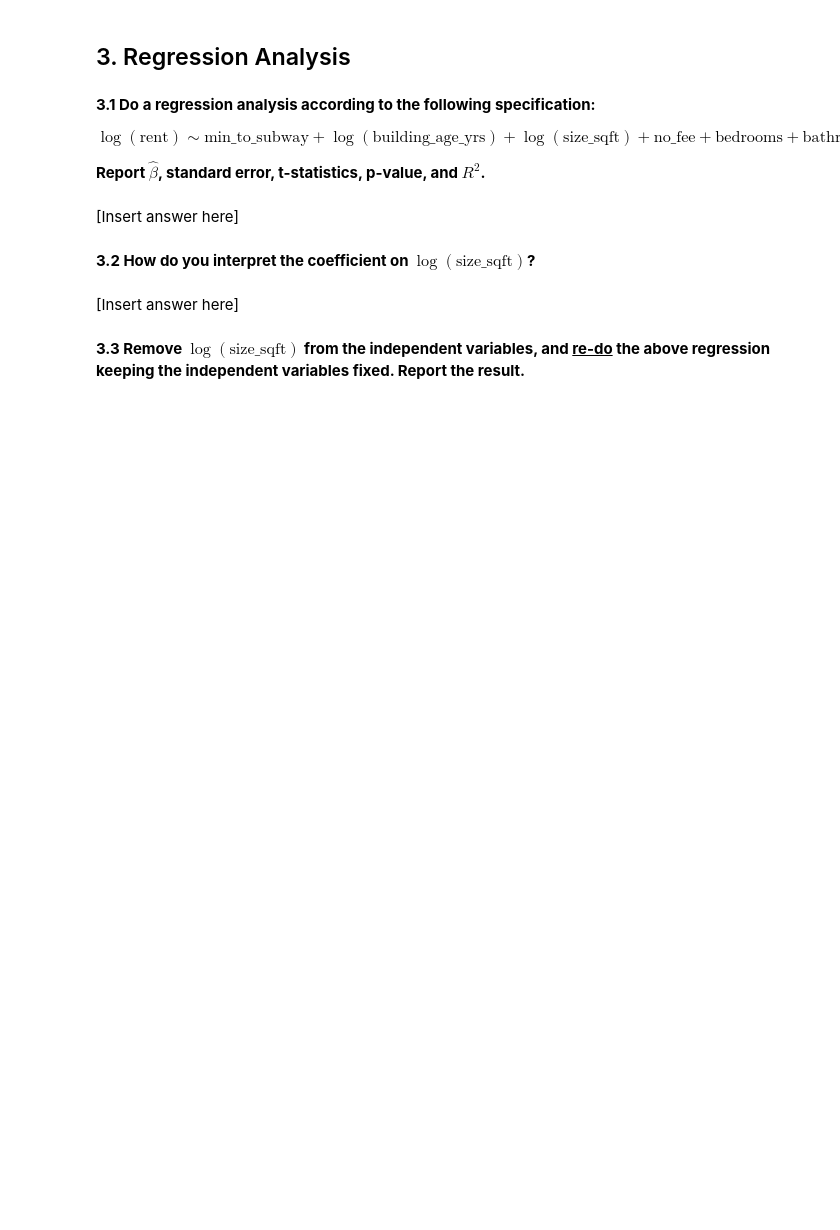
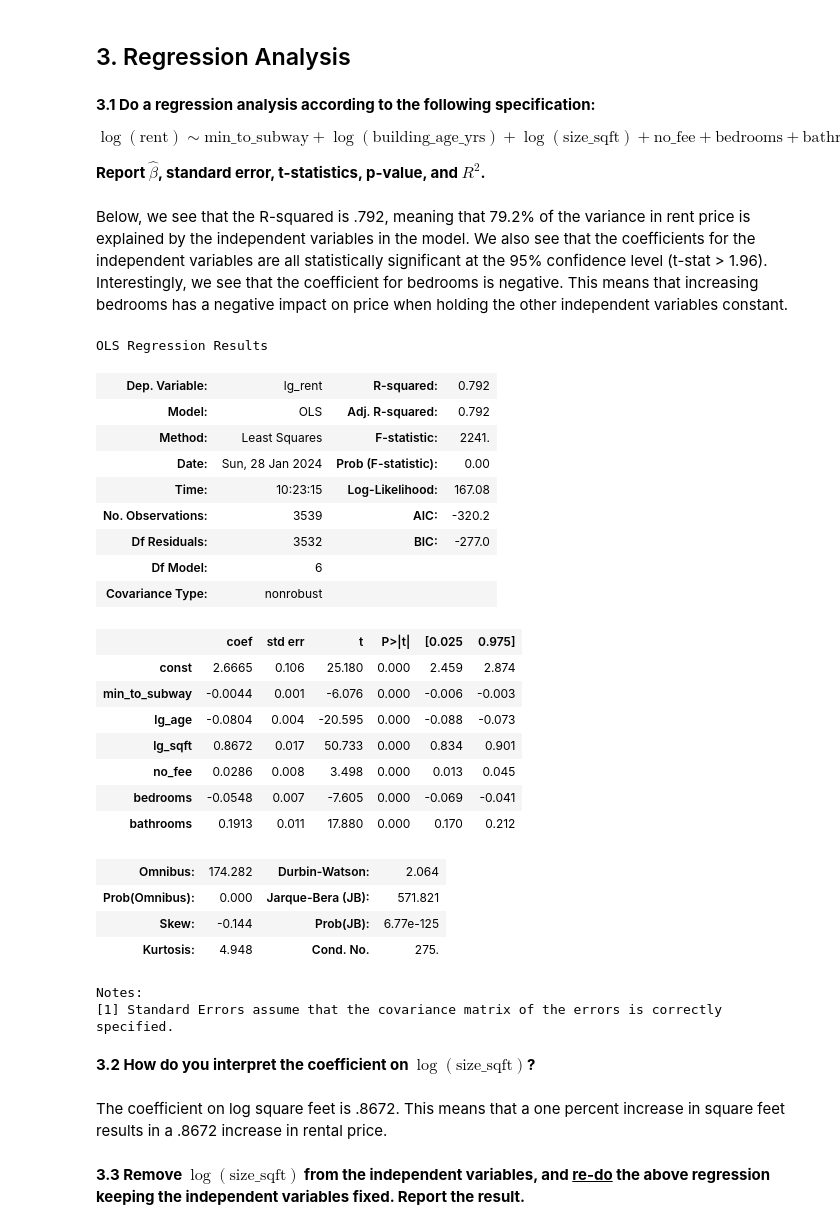
Before and after one commit to leobruell/real-estate-analytics, a Jupyter notebook: Homework/module1_homework_leo_bruell.ipynb, the cells around one changed output. Saved outputs shown, nothing was run; the diff lists cells and outputs as text; code cells hidden in the pictures; blank space fills up the shorter version.

```diff
--- a/Homework/module1_homework_no_sol.ipynb
+++ b/Homework/module1_homework_leo_bruell.ipynb
@@ -167,13 +224,46 @@ $$
 
 **Report $\hat{\beta}$, standard error, t-statistics, p-value, and $R^2$.**
 # %% [markdown]
-[Insert answer here]
+Below, we see that the R-squared is .792, meaning that 79.2% of the variance in rent price is explained by the independent variables in the model. We also see that the coefficients for the independent variables are all statistically significant at the 95% confidence level (t-stat > 1.96). Interestingly, we see that the coefficient for bedrooms is negative. This means that increasing bedrooms has a negative impact on price when holding the other independent variables constant.
 # %%
 # insert code here
+df['lg_age'] = np.log1p(df.building_age_yrs) # we use the np.log1p function instead of np.log as there are some 0 values in the data
+df['lg_sqft'] = np.log1p(df.size_sqft)
+X = df[['min_to_subway','lg_age','lg_sqft','no_fee','bedrooms','bathrooms']]
+y = df['lg_rent']
+X = sm.add_constant(X)
+model = sm.OLS(y, X)
+result = model.fit()
+result.summary()
+# %% [output]
+OLS Regression Results
+| Dep. Variable: | lg_rent | R-squared: | 0.792 |
+| Model: | OLS | Adj. R-squared: | 0.792 |
+| Method: | Least Squares | F-statistic: | 2241. |
+| Date: | Sun, 28 Jan 2024 | Prob (F-statistic): | 0.00 |
+| Time: | 10:23:15 | Log-Likelihood: | 167.08 |
+| No. Observations: | 3539 | AIC: | -320.2 |
+| Df Residuals: | 3532 | BIC: | -277.0 |
+| Df Model: | 6 |  |  |
+| Covariance Type: | nonrobust |  |  |
+|  | coef | std err | t | P>|t| | [0.025 | 0.975] |
+| const | 2.6665 | 0.106 | 25.180 | 0.000 | 2.459 | 2.874 |
+| min_to_subway | -0.0044 | 0.001 | -6.076 | 0.000 | -0.006 | -0.003 |
+| lg_age | -0.0804 | 0.004 | -20.595 | 0.000 | -0.088 | -0.073 |
+| lg_sqft | 0.8672 | 0.017 | 50.733 | 0.000 | 0.834 | 0.901 |
+| no_fee | 0.0286 | 0.008 | 3.498 | 0.000 | 0.013 | 0.045 |
+| bedrooms | -0.0548 | 0.007 | -7.605 | 0.000 | -0.069 | -0.041 |
+| bathrooms | 0.1913 | 0.011 | 17.880 | 0.000 | 0.170 | 0.212 |
+| Omnibus: | 174.282 | Durbin-Watson: | 2.064 |
+| Prob(Omnibus): | 0.000 | Jarque-Bera (JB): | 571.821 |
+| Skew: | -0.144 | Prob(JB): | 6.77e-125 |
+| Kurtosis: | 4.948 | Cond. No. | 275. |
+Notes:
+[1] Standard Errors assume that the covariance matrix of the errors is correctly specified.
 # %% [markdown]
 **3.2 How do you interpret the coefficient on $\log(\text{size_sqft})$?**
 # %% [markdown]
-[Insert answer here]
+The coefficient on log square feet is .8672. This means that a one percent increase in square feet results in a .8672 increase in rental price.
 # %% [markdown]
 **3.3 Remove $\log(\text{size_sqft})$ from the independent variables, and <u>re-do</u> the above regression keeping the independent variables fixed. Report the result.**
 # %%
```
Also changed, not shown: parts of 12 cells of this notebook, 1 other file.
